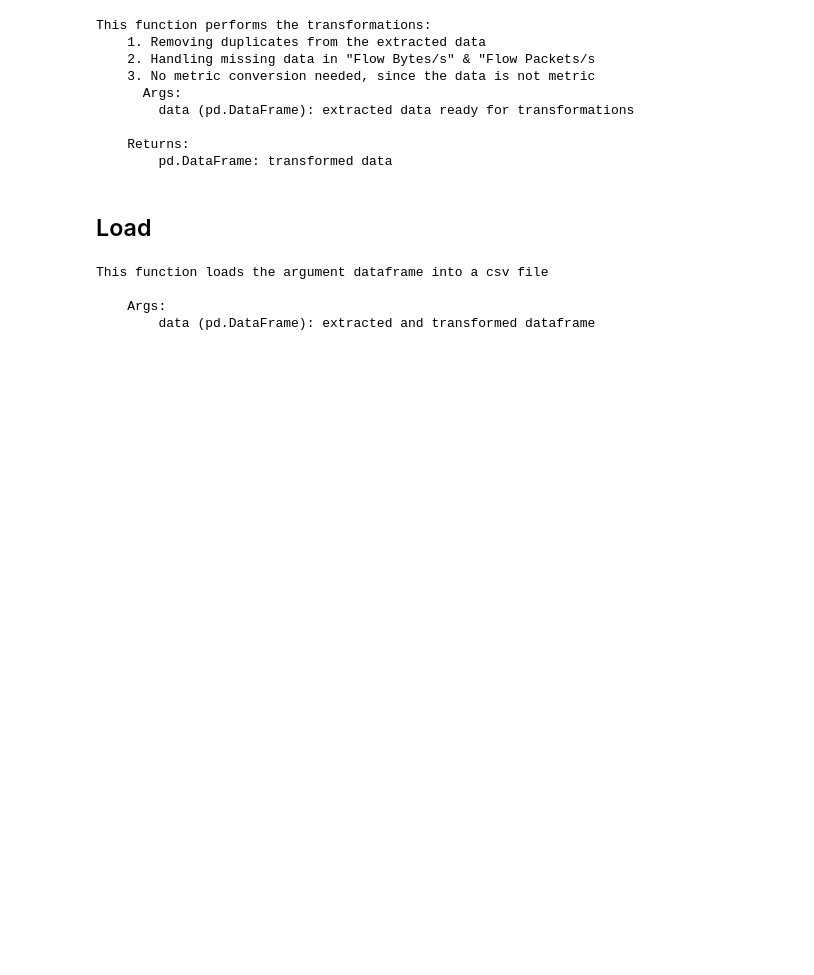
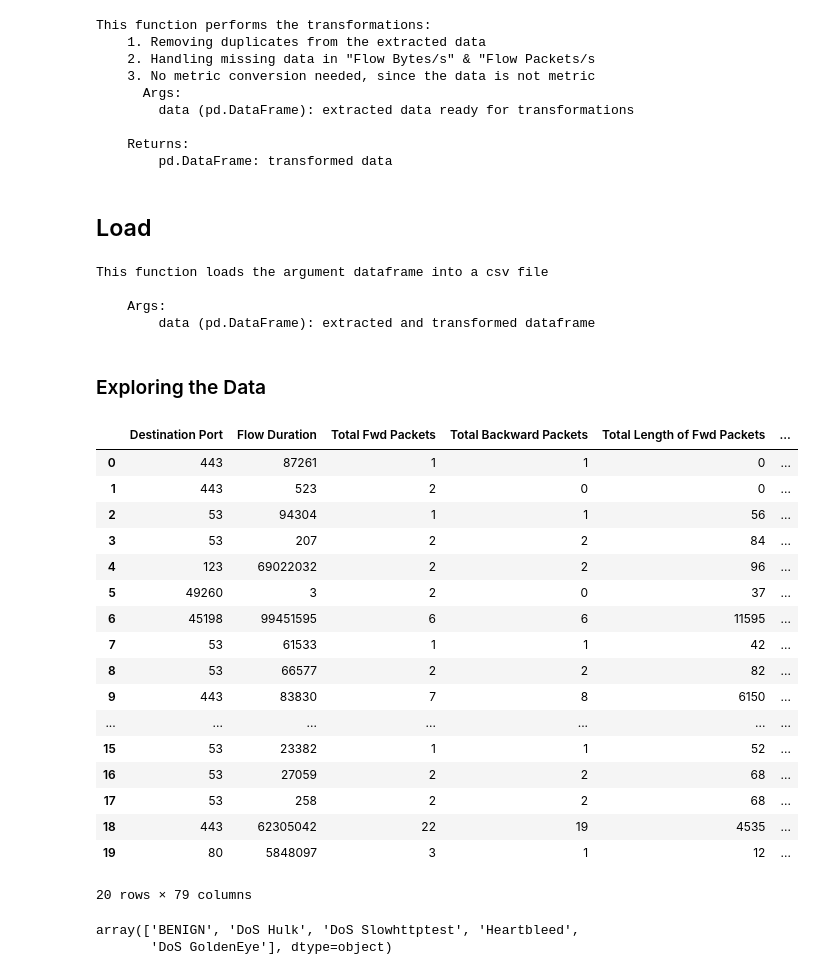
Before and after one commit to camzil/ML, a Jupyter notebook: Machine Learning Project/IDS ML Model.ipynb, the cells around one changed output. Saved outputs shown, nothing was run; the diff lists cells and outputs as text; code cells hidden in the pictures; blank space fills up the shorter version.

```diff
--- a/Machine Learning Project/IDS ML Model.ipynb
+++ b/Machine Learning Project/IDS ML Model.ipynb
@@ -283,3 +284,33 @@ This function loads the argument dataframe into a csv file
 # %%
 # Executing loadcsv function
 data= loadcsv(data)
+# %% [markdown]
+### Exploring the Data
+# %%
+df = pd.read_csv('ids_transformed.csv')
+df.head(20)
+# %% [output]
+|  | Destination Port | Flow Duration | Total Fwd Packets | Total Backward Packets | Total Length of Fwd Packets | ... |
+| 0 | 443 | 87261 | 1 | 1 | 0 | ... |
+| 1 | 443 | 523 | 2 | 0 | 0 | ... |
+| 2 | 53 | 94304 | 1 | 1 | 56 | ... |
+| 3 | 53 | 207 | 2 | 2 | 84 | ... |
+| 4 | 123 | 69022032 | 2 | 2 | 96 | ... |
+| 5 | 49260 | 3 | 2 | 0 | 37 | ... |
+| 6 | 45198 | 99451595 | 6 | 6 | 11595 | ... |
+| 7 | 53 | 61533 | 1 | 1 | 42 | ... |
+| 8 | 53 | 66577 | 2 | 2 | 82 | ... |
+| 9 | 443 | 83830 | 7 | 8 | 6150 | ... |
+| ... | ... | ... | ... | ... | ... | ... |
+| 15 | 53 | 23382 | 1 | 1 | 52 | ... |
+| 16 | 53 | 27059 | 2 | 2 | 68 | ... |
+| 17 | 53 | 258 | 2 | 2 | 68 | ... |
+| 18 | 443 | 62305042 | 22 | 19 | 4535 | ... |
+| 19 | 80 | 5848097 | 3 | 1 | 12 | ... |
+20 rows × 79 columns
+# %%
+# Identifying unique labels
+df['Label'].unique()
+# %% [output]
+array(['BENIGN', 'DoS Hulk', 'DoS Slowhttptest', 'Heartbleed',
+       'DoS GoldenEye'], dtype=object)
```
Also changed, not shown: parts of 11 cells of this notebook.
